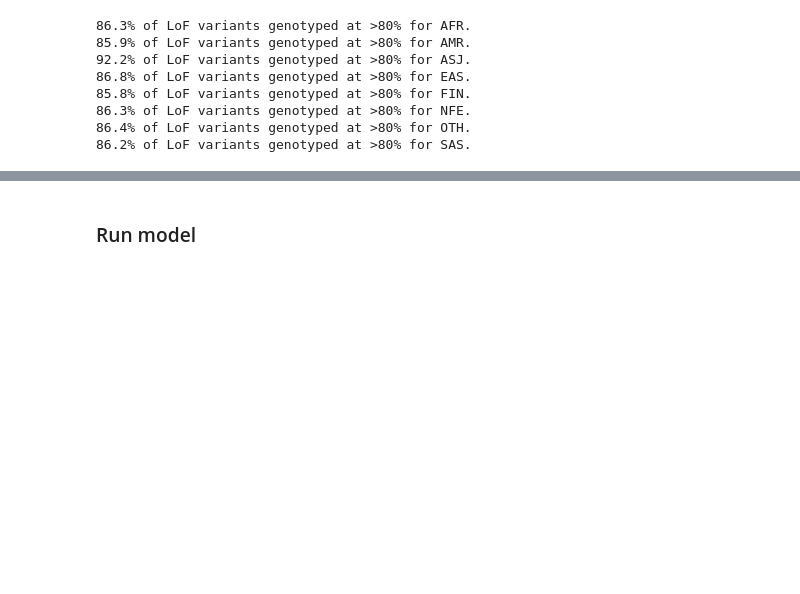
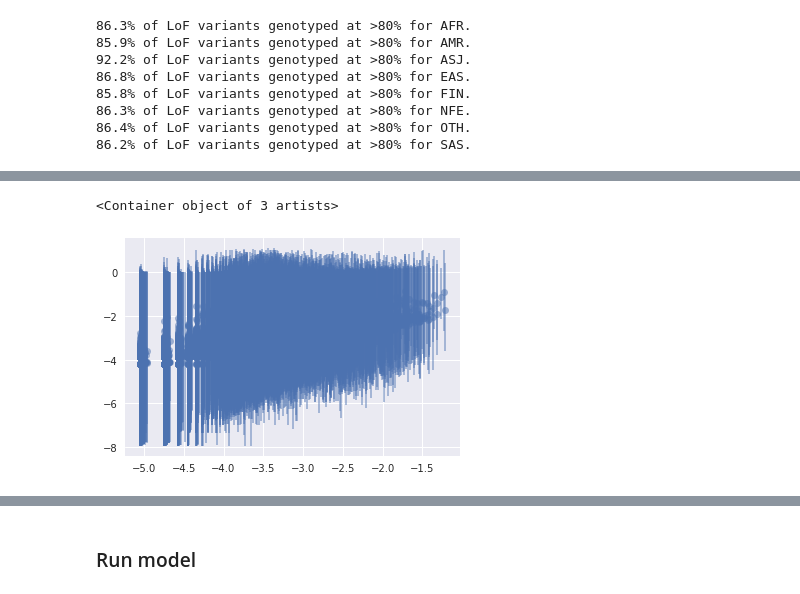
Before and after one commit to rivas-lab/lof-enrichment, a Jupyter notebook: notebooks/LoF Enrichment Analysis.ipynb, the cells around one changed output, grey strips where cells are left out. Cells and saved outputs as stored; diff of their text form; code cells hidden in the pictures; blank space fills up the shorter version.

```diff
--- a/notebooks/LoF Enrichment Analysis.ipynb
+++ b/notebooks/LoF Enrichment Analysis.ipynb
@@ -247,12 +236,0 @@ lof_gene[['AC_AFR', 'AN_AFR']].head()
-# %%
-a = 0.01
-b = 100
-y = 6
-n = 15256
-d = stats.beta(a + y, b + n - y)
-af = (a + lof_gene['AC_AFR'].astype(float)) / (a + b + lof_gene['AN_AFR'])
-var = (af * (1 - af)) / (a + b + lof_gene['AN_AFR'] + 1)
-hpd05 = [stats.beta(a + lof_gene.ix[i, 'AC_AFR'],
-                    b + lof_gene.ix[i, 'AN_AFR'] - lof_gene.ix[i, 'AC_AFR']).interval(0.95)
-        for i in lof_gene.index]
-# hpd95 =
@@ -258,0 +321,12 @@ hpd05 = [stats.beta(a + lof_gene.ix[i, 'AC_AFR'],
+# %%
+# If a sequence of shape 2xN, errorbars are drawn at -row1 and +row2 relative to the data.
+row1 = -1 * np.log10(-1 * (lof_gene['AF_b_AFR'] - lof_gene['AF_b_hpd97.5_AFR']))
+row2 = -1 * np.log10((lof_gene['AF_b_AFR'] - lof_gene['AF_b_hpd2.5_AFR']).abs())
+
+plt.errorbar(np.log10(res['af']), np.log10(lof_gene['AF_b_AFR']),
+             fmt='o', alpha=0.5,
+             yerr=[row1, row2])
+#plt.plot([0, 0.175], [0, 0.175], color='grey', ls='--')
+# %% [output]
+<Container object of 3 artists>
+[figure, added]
```
Also changed, not shown: parts of 26 cells of this notebook, 1 other file.
